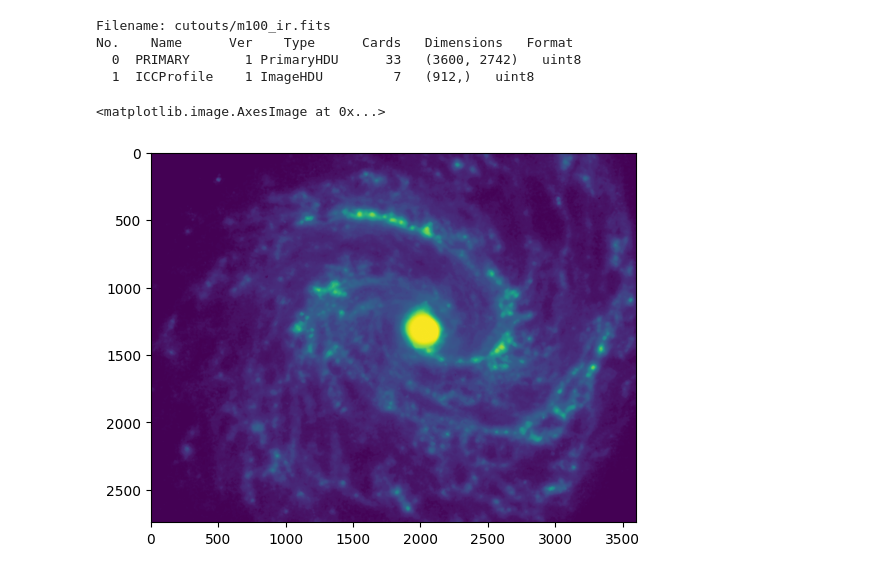
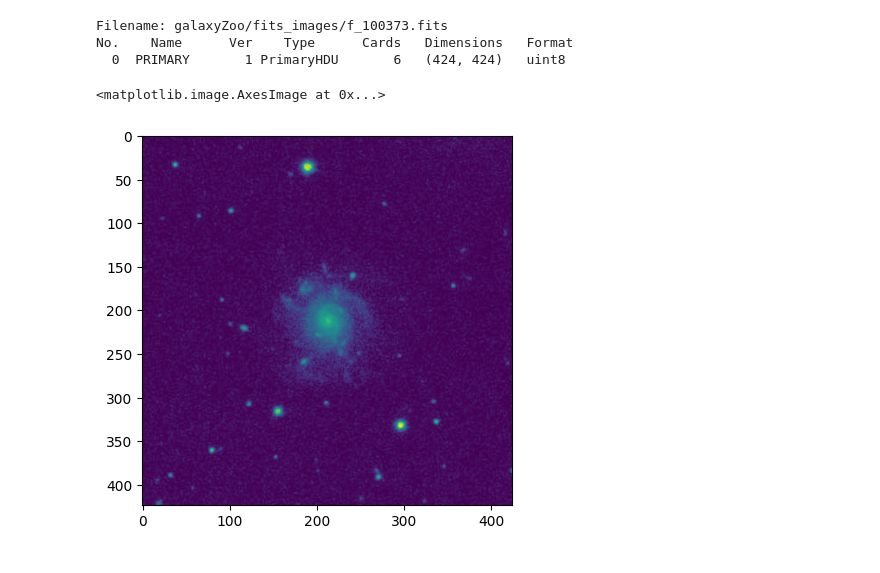
Before and after one commit to mxguminn/scienceFair, a Jupyter notebook: sersic.ipynb, the cells around one changed output. Cells and saved outputs as stored; diff of their text form; code cells hidden in the pictures.

```diff
--- a/sersic.ipynb
+++ b/sersic.ipynb
@@ -135,14 +139,13 @@ data: [[ 771. 1542. 1285. ... 1799. 2056. 2056.]
 # %%
-img_filename = "cutouts/m100_ir.fits"
+img_filename = "galaxyZoo/fits_images/f_100373.fits"
 img_data = fits.getdata(img_filename, ext = 0)
 # img_data = img_data.T
 fits.info(img_filename)
 plt.figure()
 plt.imshow(img_data)
 # %% [output]
-Filename: cutouts/m100_ir.fits
+Filename: galaxyZoo/fits_images/f_100373.fits
 No.    Name      Ver    Type      Cards   Dimensions   Format
-  0  PRIMARY       1 PrimaryHDU      33   (3600, 2742)   uint8
-  1  ICCProfile    1 ImageHDU         7   (912,)   uint8
+  0  PRIMARY       1 PrimaryHDU       6   (424, 424)   uint8
 <matplotlib.image.AxesImage at 0x...>
-[figure, old version]
+[figure, new version]
```
Also changed, not shown: parts of 11 cells of this notebook, 3 other files.
